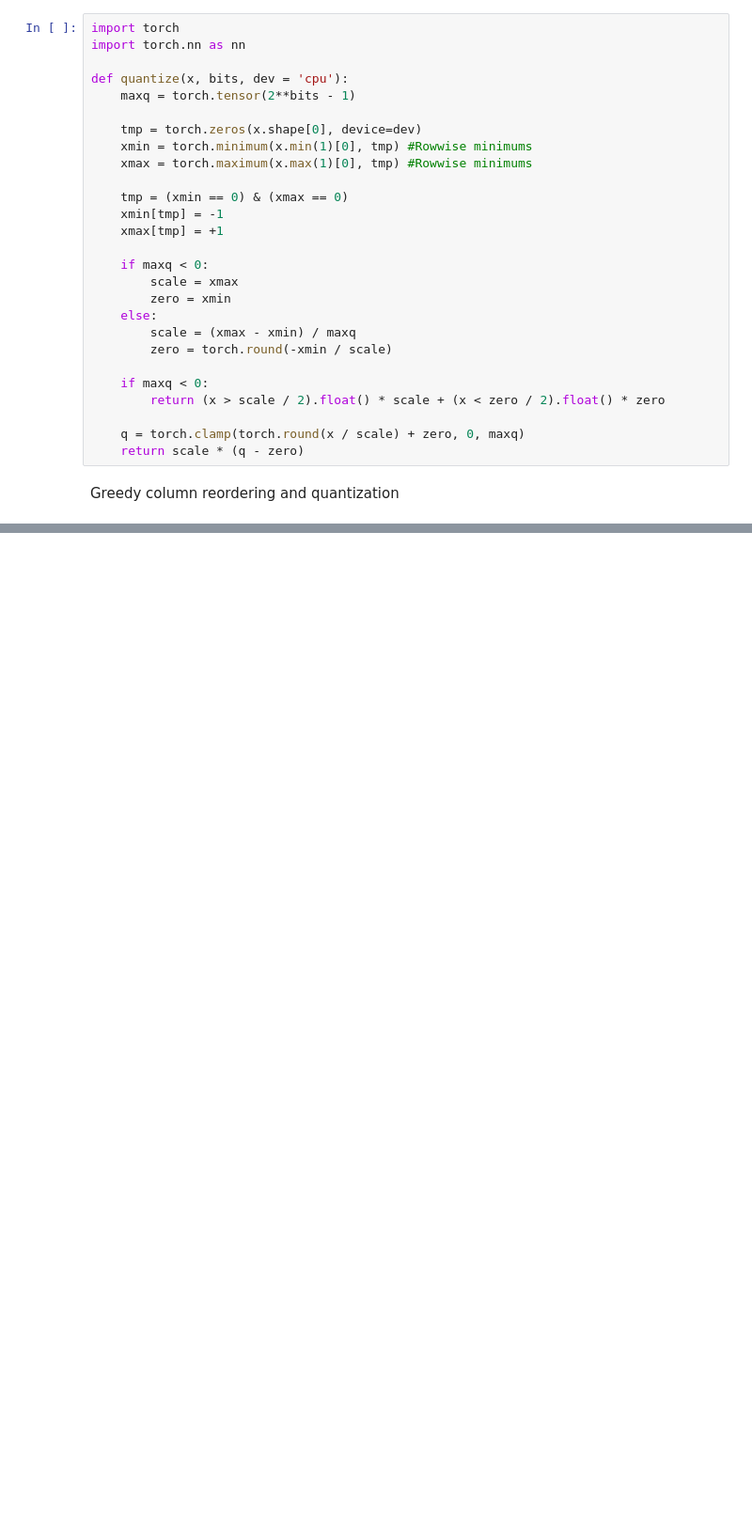
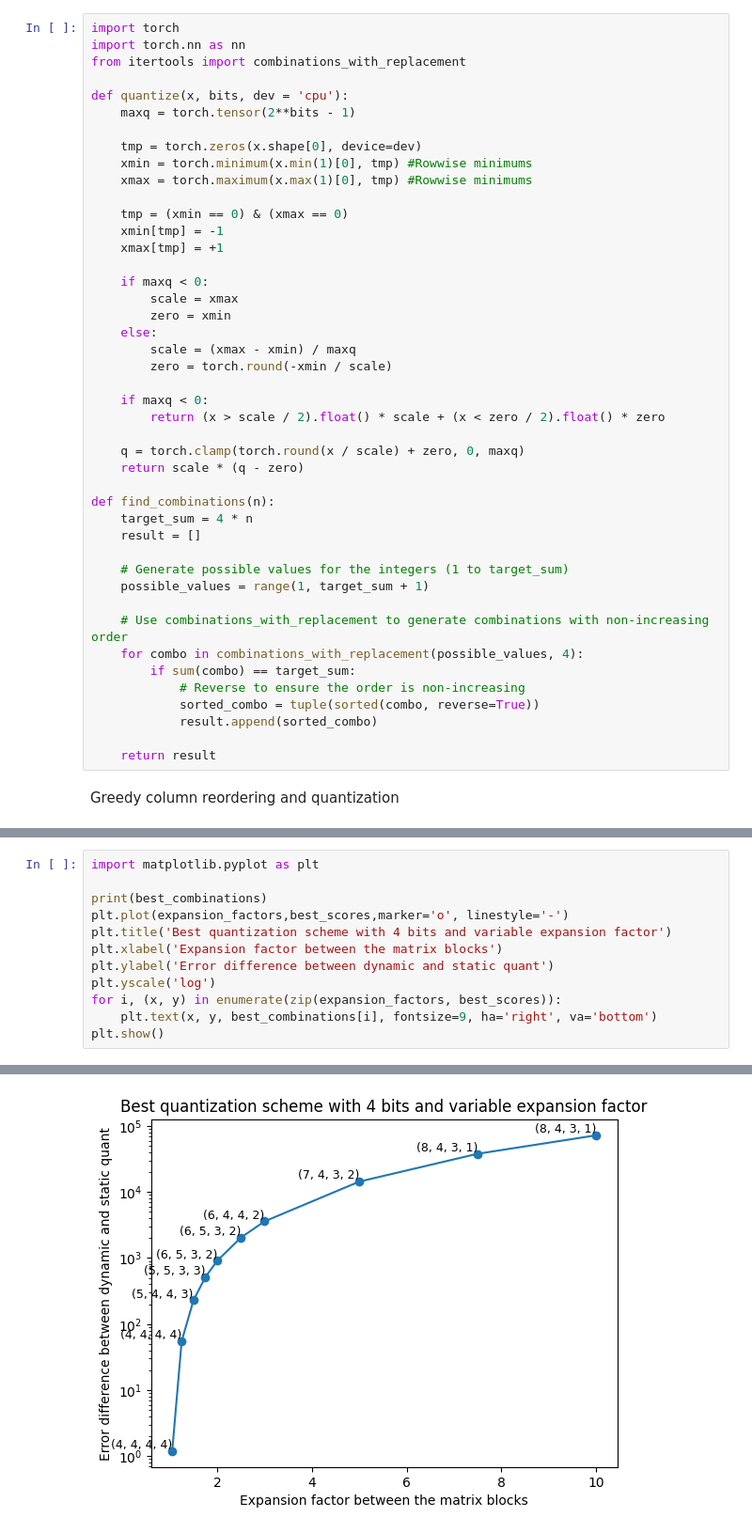
Before and after one commit to Aure20/AutoGPTQ, a Jupyter notebook: perplexity_estimation/matrix-reordering.ipynb, the cells around one changed output, grey strips where cells are left out. Shown at 94% size. Drawn from its saved outputs; the diff is of its cells as text; blank space fills up the shorter version.

Commit message:
Quant tests

```diff
--- a/perplexity_estimation/matrix-reordering.ipynb
+++ b/perplexity_estimation/matrix-reordering.ipynb
@@ -1,6 +1,7 @@
 # %%
 import torch
 import torch.nn as nn
+from itertools import combinations_with_replacement
 
 def quantize(x, bits, dev = 'cpu'):
     maxq = torch.tensor(2**bits - 1)
@@ -25,6 +26,22 @@ def quantize(x, bits, dev = 'cpu'):
 
     q = torch.clamp(torch.round(x / scale) + zero, 0, maxq)
     return scale * (q - zero)
+
+def find_combinations(n):
+    target_sum = 4 * n
+    result = []
+
+    # Generate possible values for the integers (1 to target_sum)
+    possible_values = range(1, target_sum + 1)
+
+    # Use combinations_with_replacement to generate combinations with non-increasing order
+    for combo in combinations_with_replacement(possible_values, 4):
+        if sum(combo) == target_sum:
+            # Reverse to ensure the order is non-increasing
+            sorted_combo = tuple(sorted(combo, reverse=True))
+            result.append(sorted_combo)
+
+    return result
 # %% [markdown]
 Greedy column reordering and quantization
 # %%
@@ -73,0 +154,13 @@ tensor(97.9941)
+# %%
+import matplotlib.pyplot as plt
+
+print(best_combinations)
+plt.plot(expansion_factors,best_scores,marker='o', linestyle='-')
+plt.title('Best quantization scheme with 4 bits and variable expansion factor')
+plt.xlabel('Expansion factor between the matrix blocks')
+plt.ylabel('Error difference between dynamic and static quant')
+plt.yscale('log')
+for i, (x, y) in enumerate(zip(expansion_factors, best_scores)):
+    plt.text(x, y, best_combinations[i], fontsize=9, ha='right', va='bottom')
+plt.show()
+# %% [output]
@@ -73,0 +168 @@ tensor(97.9941)
+[figure, added]
```
Also changed, not shown: parts of 4 cells of this notebook, 7 other files.
